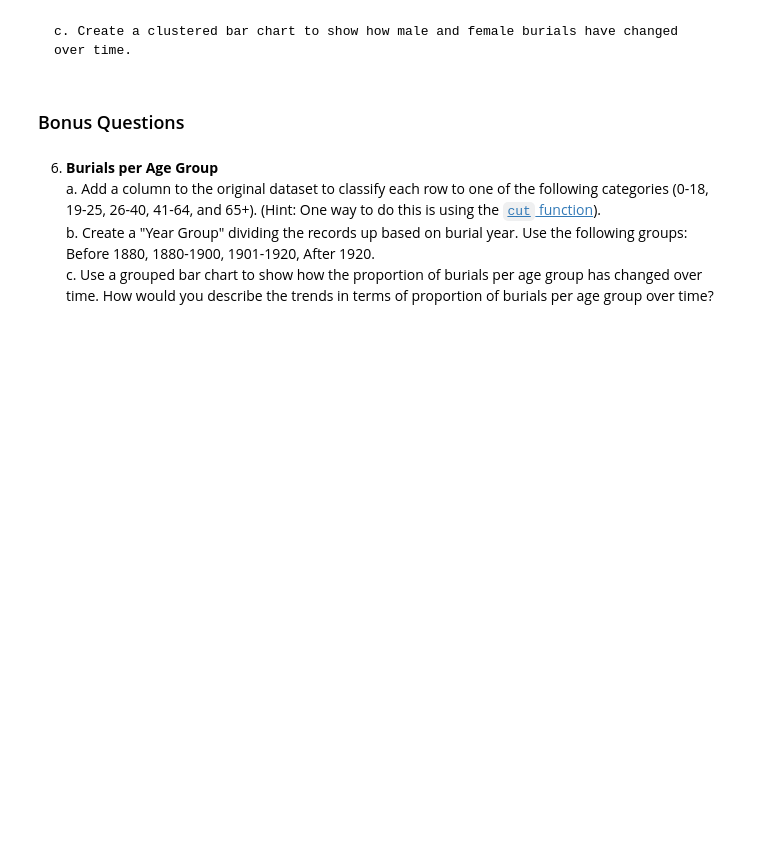
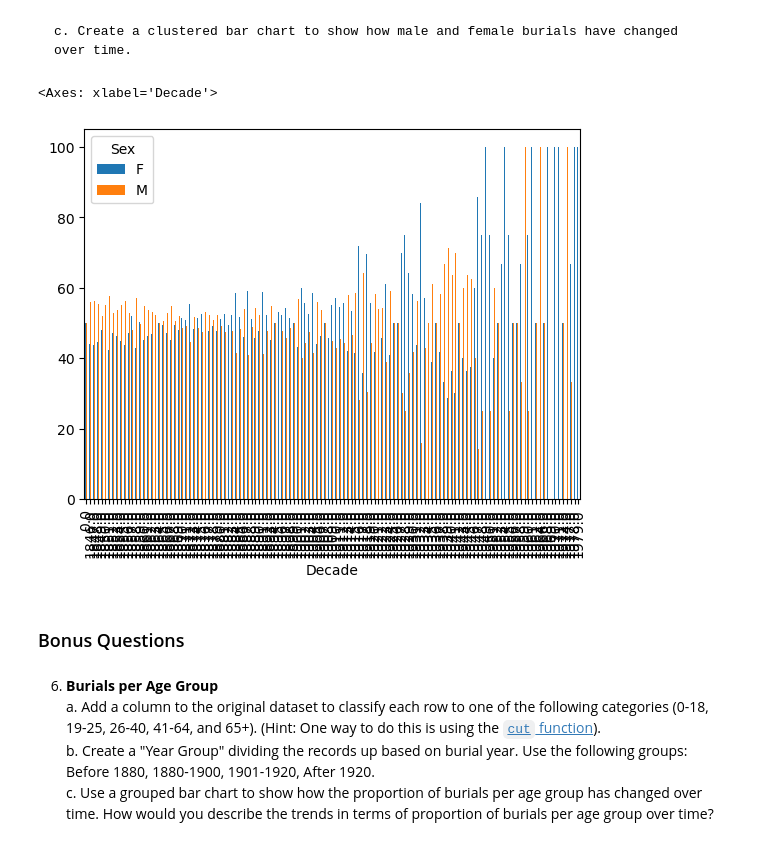
Before and after one commit to NSS-Data-Analytics-Cohort-10/advanced-pandas-BrandyLarramore, a Jupyter notebook: notebooks/advanced_pandas_notebook.ipynb, the cells around one changed output. Cells and saved outputs as stored; diff of their text form; code cells hidden in the pictures; blank space fills up the shorter version.

```diff
--- a/notebooks/advanced_pandas_notebook.ipynb
+++ b/notebooks/advanced_pandas_notebook.ipynb
@@ -243,3 +243,7 @@ cc_df
 19745 rows × 15 columns
 # %% [markdown]
 b. Examine the burials per decade. Look at the total number of burials and the proportion (aka percentage) of male burials and female burials.
+# %%
+gender = cc_df.query('Sex == "M" or Sex == "F"') #Selamawit found this code! Very simple and helpful.
+decade_gender = pd.crosstab(gender.Decade,gender.Sex, normalize = 'index') * 100
+decade_gender
@@ -246,5 +265,10 @@ b. Examine the burials per decade. Look at the total number of burials and the p
 # %% [markdown]
     c. Create a clustered bar chart to show how male and female burials have changed over time.
+# %%
+decade_gender.plot(kind = 'bar')
+# %% [output]
+<Axes: xlabel='Decade'>
+[figure, added]
 # %% [markdown]
 
 ### Bonus Questions
```
Also changed, not shown: parts of 3 cells of this notebook.
